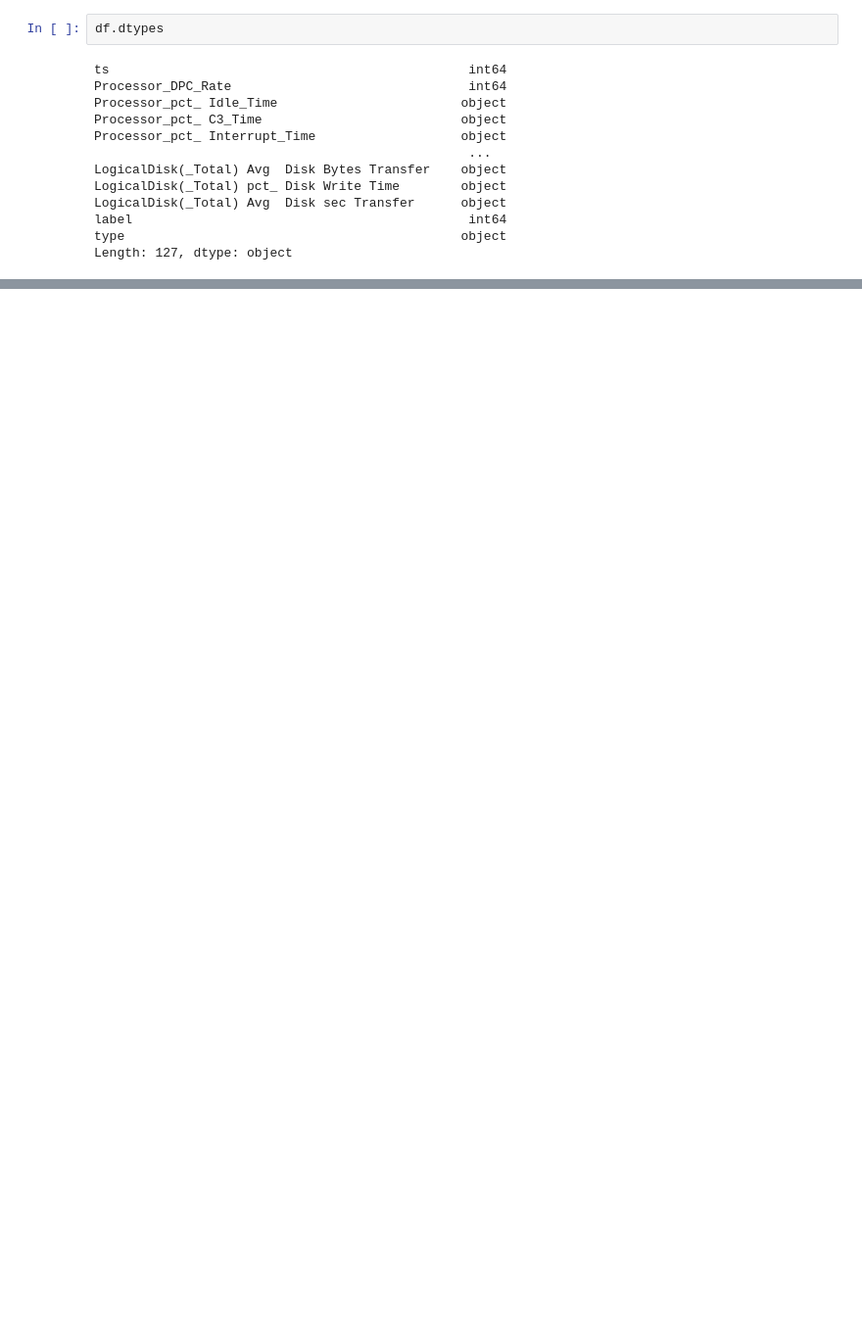
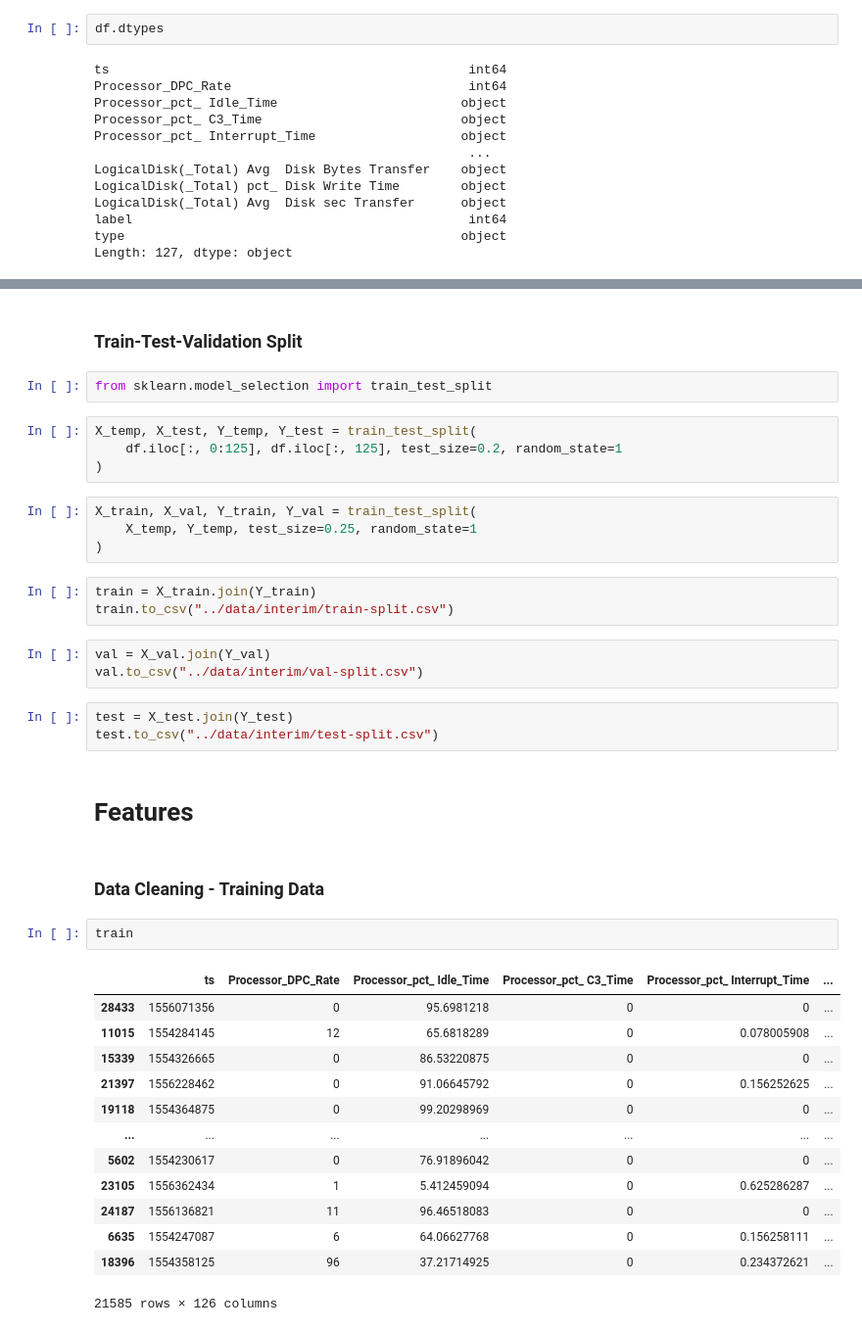
Before and after one commit to roshankumar2303/IDS-ML-MiniProject, a Jupyter notebook: notebooks/nb-brk.ipynb, the cells around one changed output, grey strips where cells are left out. Shown at 98% size. Drawn from its saved outputs; the diff is of its cells as text; blank space fills up the shorter version.

```diff
--- a/notebooks/nb-brk.ipynb
+++ b/notebooks/nb-brk.ipynb
@@ -63,0 +103,41 @@ Length: 127, dtype: object
+# %% [markdown]
+### Train-Test-Validation Split
+# %%
+from sklearn.model_selection import train_test_split
+# %%
+X_temp, X_test, Y_temp, Y_test = train_test_split(
+    df.iloc[:, 0:125], df.iloc[:, 125], test_size=0.2, random_state=1
+)
+# %%
+X_train, X_val, Y_train, Y_val = train_test_split(
+    X_temp, Y_temp, test_size=0.25, random_state=1
+)
+# %%
+train = X_train.join(Y_train)
+train.to_csv("../data/interim/train-split.csv")
+# %%
+val = X_val.join(Y_val)
+val.to_csv("../data/interim/val-split.csv")
+# %%
+test = X_test.join(Y_test)
+test.to_csv("../data/interim/test-split.csv")
+# %% [markdown]
+# Features
+# %% [markdown]
+### Data Cleaning - Training Data
+# %%
+train
+# %% [output]
+|  | ts | Processor_DPC_Rate | Processor_pct_ Idle_Time | Processor_pct_ C3_Time | Processor_pct_ Interrupt_Time | ... |
+| 28433 | 1556071356 | 0 | 95.6981218 | 0 | 0 | ... |
+| 11015 | 1554284145 | 12 | 65.6818289 | 0 | 0.078005908 | ... |
+| 15339 | 1554326665 | 0 | 86.53220875 | 0 | 0 | ... |
+| 21397 | 1556228462 | 0 | 91.06645792 | 0 | 0.156252625 | ... |
+| 19118 | 1554364875 | 0 | 99.20298969 | 0 | 0 | ... |
+| ... | ... | ... | ... | ... | ... | ... |
+| 5602 | 1554230617 | 0 | 76.91896042 | 0 | 0 | ... |
+| 23105 | 1556362434 | 1 | 5.412459094 | 0 | 0.625286287 | ... |
+| 24187 | 1556136821 | 11 | 96.46518083 | 0 | 0 | ... |
+| 6635 | 1554247087 | 6 | 64.06627768 | 0 | 0.156258111 | ... |
+| 18396 | 1554358125 | 96 | 37.21714925 | 0 | 0.234372621 | ... |
+21585 rows × 126 columns
```
Also changed, not shown: parts of 28 cells of this notebook.
